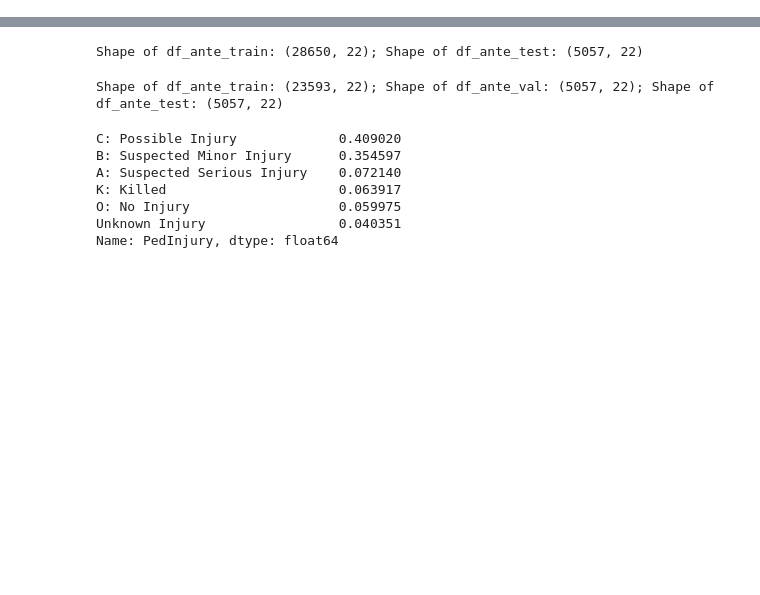
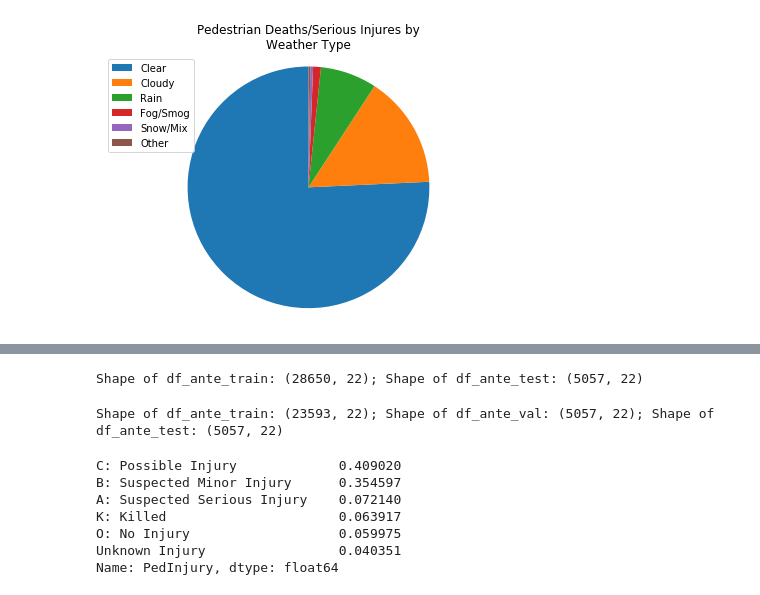
Before and after one commit to danoand/Build_Project_02, a Jupyter notebook: Chapel_Hill_Vehicle_Pedestrian_Accidents.ipynb, the cells around one changed output, grey strips where cells are left out. Saved outputs shown, nothing was run; the diff lists cells and outputs as text; code cells hidden in the pictures; blank space fills up the shorter version.

```diff
--- a/Chapel_Hill_Vehicle_Pedestrian_Accidents.ipynb
+++ b/Chapel_Hill_Vehicle_Pedestrian_Accidents.ipynb
@@ -68,0 +102,6 @@ KeyboardInterrupt:
+# %%
+tmp_df_wthr_outc = pd.DataFrame({"Weather": tmp_wthr, "Outcome": tmp_outcm})
+
+tmp_srs_killed_by_weather = tmp_df_wthr_outc[tmp_df_wthr_outc['Outcome']=='Death or Serious Injury']['Weather'].value_counts()
+
+pd.DataFrame(tmp_srs_killed_by_weather)
@@ -68,0 +116,14 @@ KeyboardInterrupt:
+# %%
+labels = list(tmp_srs_killed_by_weather.index)
+counts = list(tmp_srs_killed_by_weather)
+
+patches, texts = plt.pie(counts, startangle=90)
+plt.legend(patches, labels, loc="best")
+
+# Set aspect ratio to be equal so that pie is drawn as a circle.
+plt.axis('equal')
+plt.tight_layout()
+plt.title('Pedestrian Deaths/Serious Injures by\nWeather Type')
+plt.show()
+# %% [output]
+[figure, added]
```
Also changed, not shown: parts of 11 cells of this notebook.
